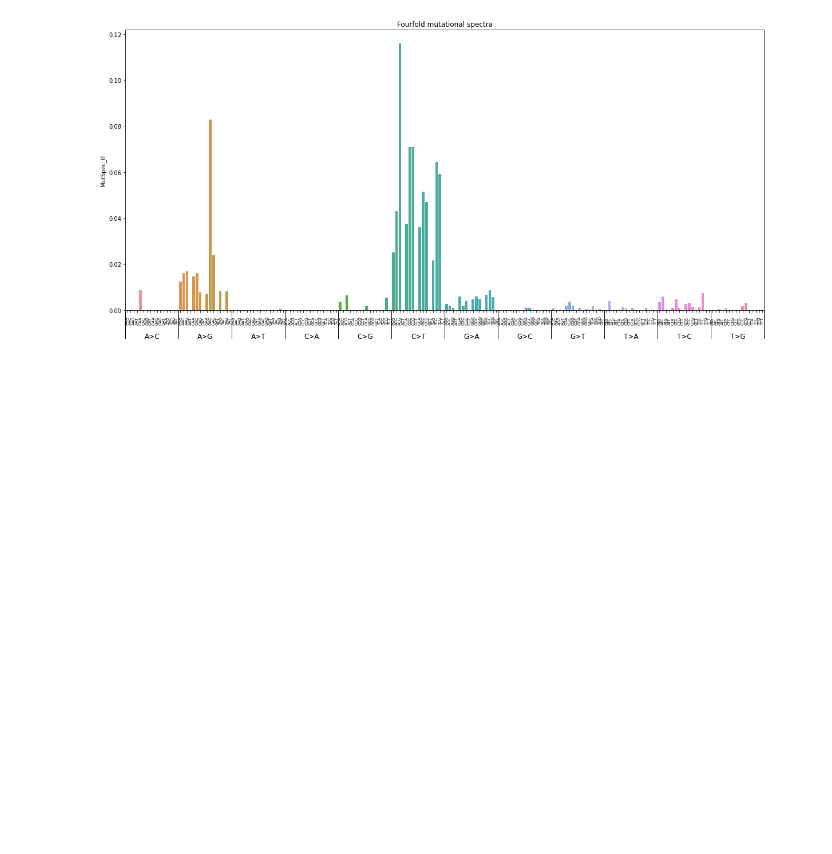
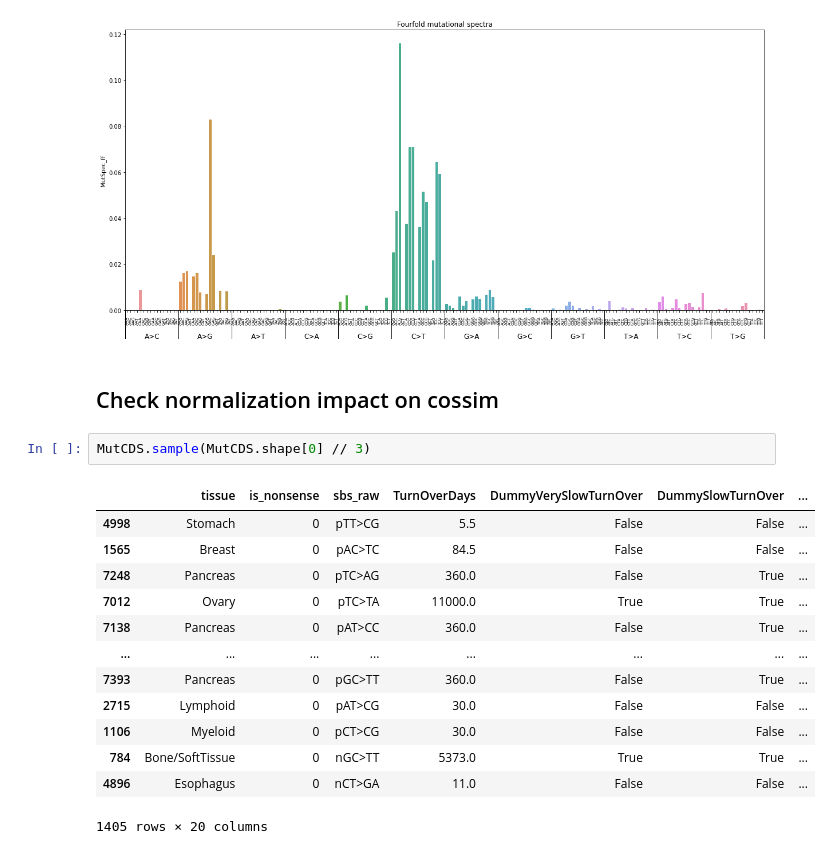
Before and after one commit to mitoclub/Signatures, a Jupyter notebook: notebooks/cancer_calc_ms.ipynb, the cells around one changed output. Saved outputs shown, nothing was run; the diff lists cells and outputs as text; blank space fills up the shorter version.

Commit message:
Check normalization impact on cossim

```diff
--- a/notebooks/cancer_calc_ms.ipynb
+++ b/notebooks/cancer_calc_ms.ipynb
@@ -502,3 +469,21 @@ findfont: Generic family 'cursive' not found because none of the following famil
 [figure]
 [figure]
 [figure]
+# %% [markdown]
+## Check normalization impact on cossim
+# %%
+MutCDS.sample(MutCDS.shape[0] // 3)
+# %% [output]
+|  | tissue | is_nonsense | sbs_raw | TurnOverDays | DummyVerySlowTurnOver | DummySlowTurnOver | ... |
+| 4998 | Stomach | 0 | pTT>CG | 5.5 | False | False | ... |
+| 1565 | Breast | 0 | pAC>TC | 84.5 | False | False | ... |
+| 7248 | Pancreas | 0 | pTC>AG | 360.0 | False | True | ... |
+| 7012 | Ovary | 0 | pTC>TA | 11000.0 | True | True | ... |
+| 7138 | Pancreas | 0 | pAT>CC | 360.0 | False | True | ... |
+| ... | ... | ... | ... | ... | ... | ... | ... |
+| 7393 | Pancreas | 0 | pGC>TT | 360.0 | False | True | ... |
+| 2715 | Lymphoid | 0 | pAT>CG | 30.0 | False | False | ... |
+| 1106 | Myeloid | 0 | pCT>CG | 30.0 | False | False | ... |
+| 784 | Bone/SoftTissue | 0 | nGC>TT | 5373.0 | True | True | ... |
+| 4896 | Esophagus | 0 | nCT>GA | 11.0 | False | False | ... |
+1405 rows × 20 columns
```
Also changed, not shown: parts of 11 cells of this notebook.
